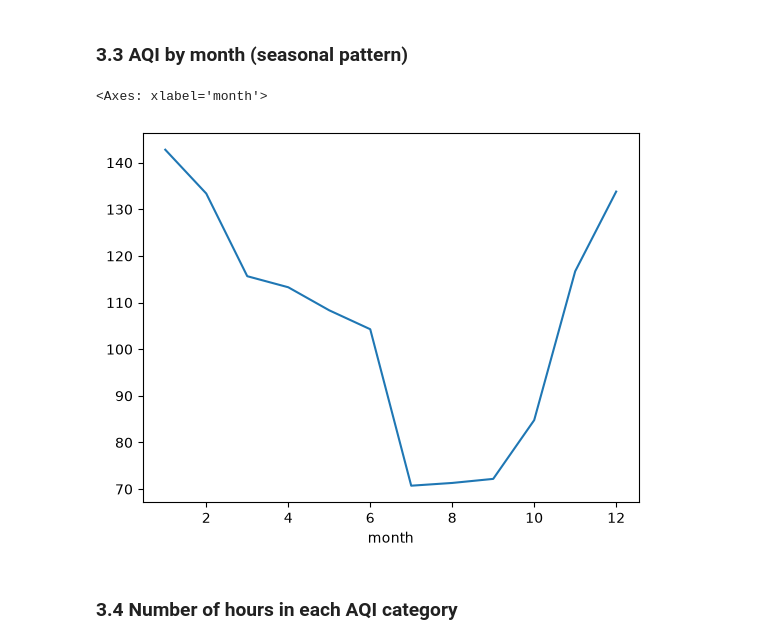
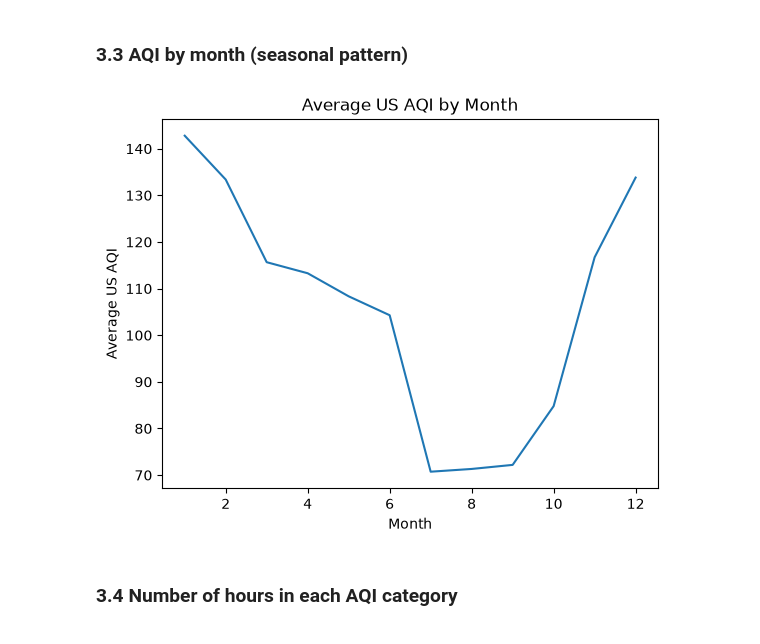
Before and after one commit to kritakHERE/Random-forest-Machine-Learning-for-air-quality-of-kathmandu, a Jupyter notebook: GA - Finalized version/kathmandu_aqi_pipeline_v2.ipynb, the cells around one changed output. Drawn from its saved outputs; the diff is of its cells as text; code cells hidden in the pictures.

```diff
--- a/GA - Finalized version/kathmandu_aqi_pipeline_v2.ipynb
+++ b/GA - Finalized version/kathmandu_aqi_pipeline_v2.ipynb
@@ -173,9 +180,13 @@ plt.show()
 df["month"] = df["time"].dt.month
 # %%
 df.groupby("month")["us_aqi"].mean().plot()
+
+plt.xlabel("Month")
+plt.ylabel("Average US AQI")
+plt.title("Average US AQI by Month")
+plt.show()
 # %% [output]
-<Axes: xlabel='month'>
-[figure, old version]
+[figure, new version]
 # %% [markdown]
 ### 3.4 Number of hours in each AQI category
 # %%
```
Also changed, not shown: parts of 17 cells of this notebook, 23 other files.
